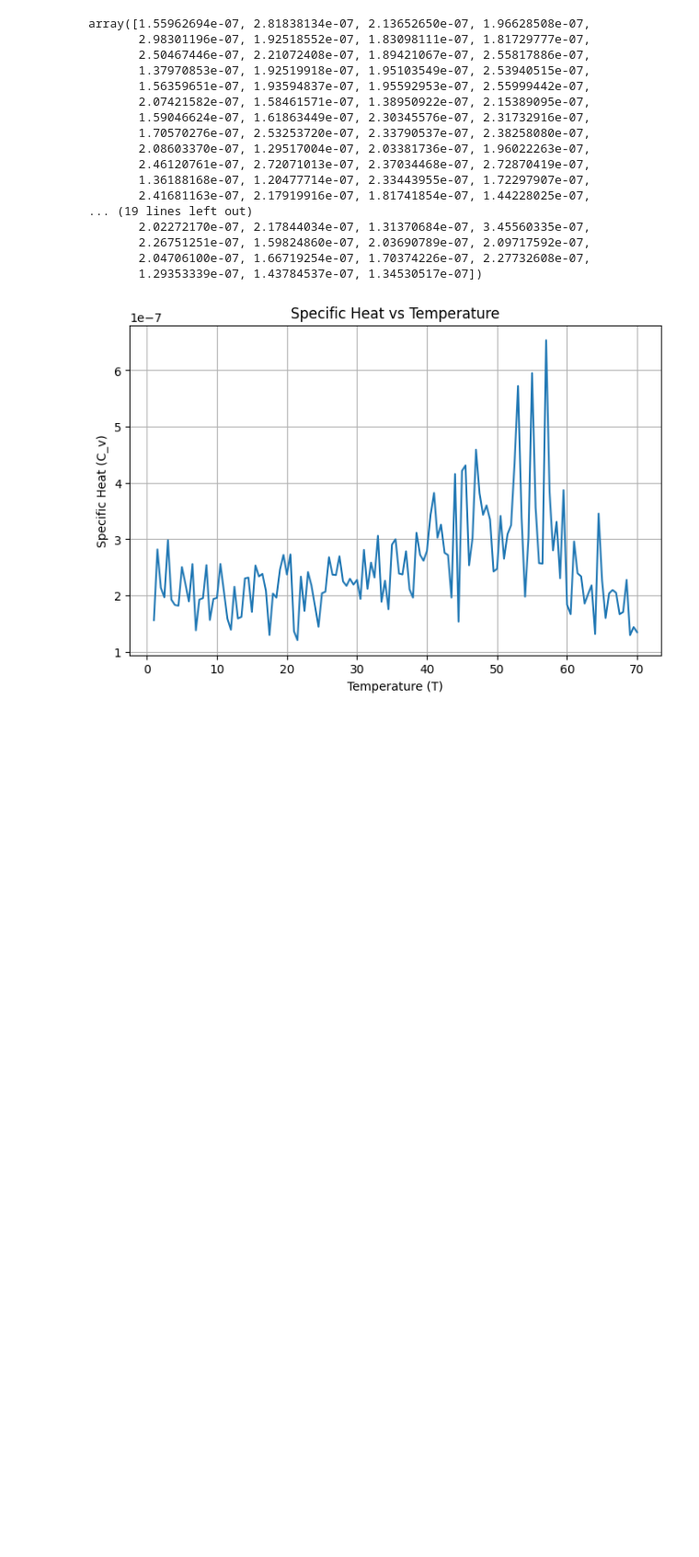
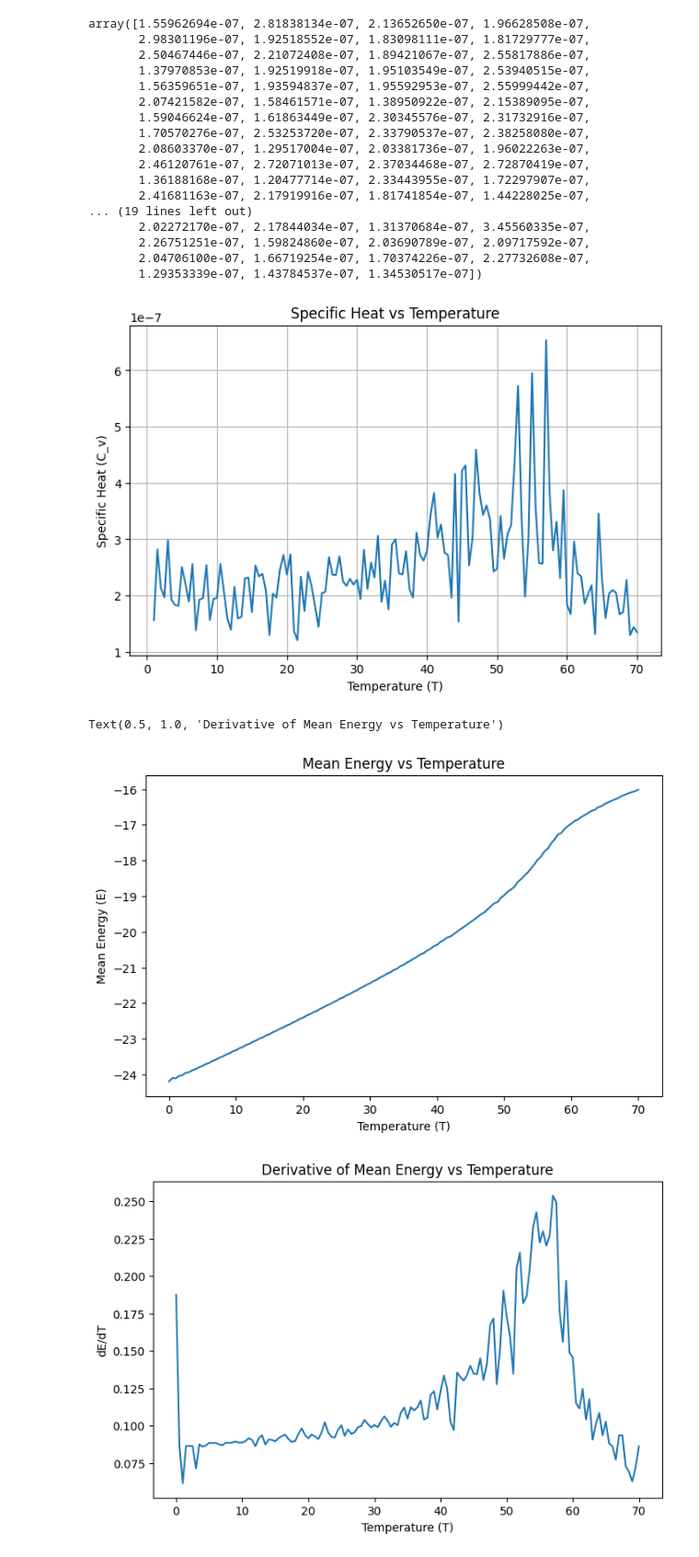
Before and after one commit to LivNoerholm/Kagome-LSWT, a Jupyter notebook: py.ipynb, the cells around one changed output. Shown at 92% size. Saved outputs shown, nothing was run; the diff lists cells and outputs as text; code cells hidden in the pictures; blank space fills up the shorter version.

```diff
--- a/py.ipynb
+++ b/py.ipynb
@@ -90,4 +90,28 @@ plt.grid()
 plt.show()
 # %% [output]
 [figure]
+# %%
+mean_Es = []
+for filename in sorted_files:
+    file_path = os.path.join(folder_path, filename)
+    if os.path.isfile(file_path):
+        data = np.genfromtxt(file_path, delimiter=",")[55:]
+        mean_E = np.mean(data)
+        mean_Es.append(mean_E)
+plt.figure(figsize=(8,5))
+plt.plot(T, mean_Es)
+plt.xlabel('Temperature (T)')
+plt.ylabel('Mean Energy (E)')
+plt.title('Mean Energy vs Temperature')
+
+dE_dt = np.gradient(mean_Es, T)
+plt.figure(figsize=(8,5))
+plt.plot(T, dE_dt)
+plt.xlabel('Temperature (T)')
+plt.ylabel('dE/dT')
+plt.title('Derivative of Mean Energy vs Temperature')
+# %% [output]
+Text(0.5, 1.0, 'Derivative of Mean Energy vs Temperature')
+[figure, added]
+[figure, added]
 # %%
```
Also changed, not shown: parts of 1 cell of this notebook, 47 other files.
